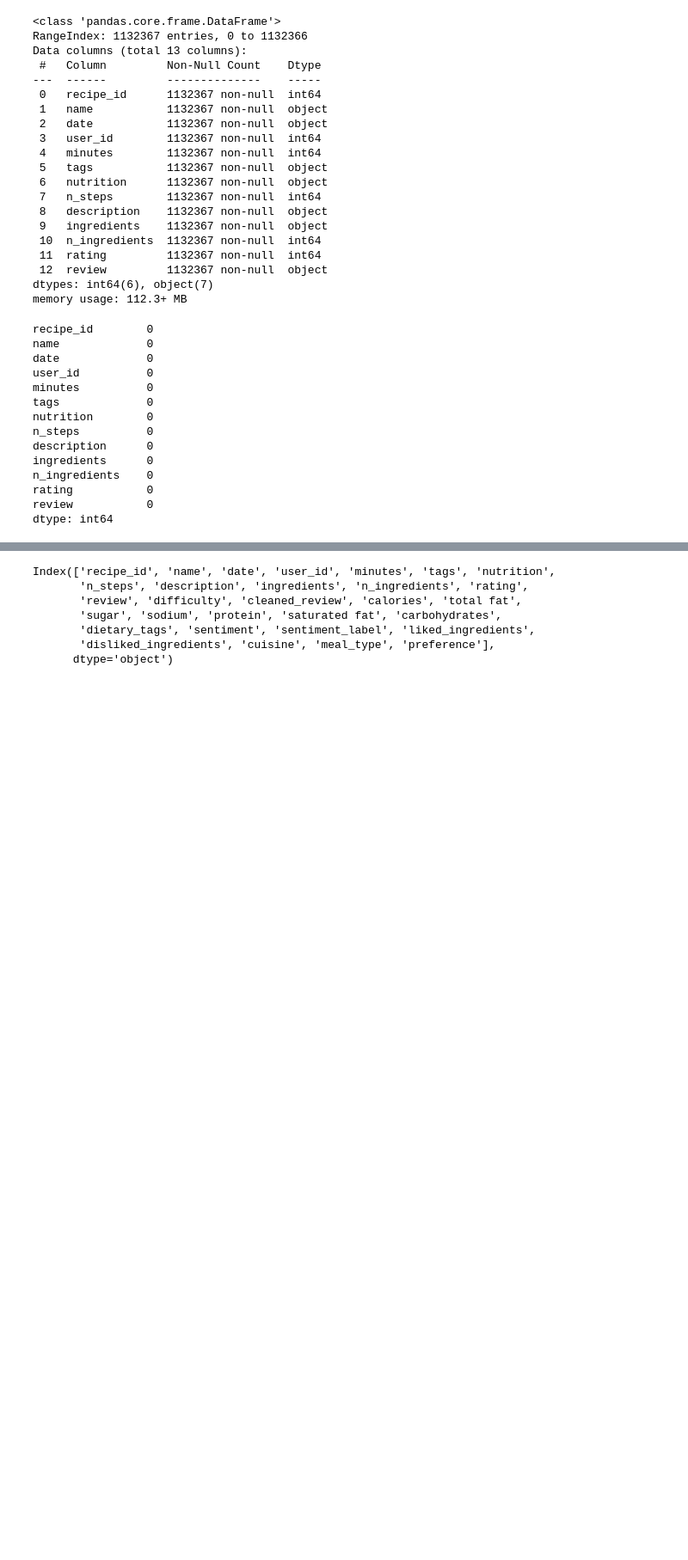
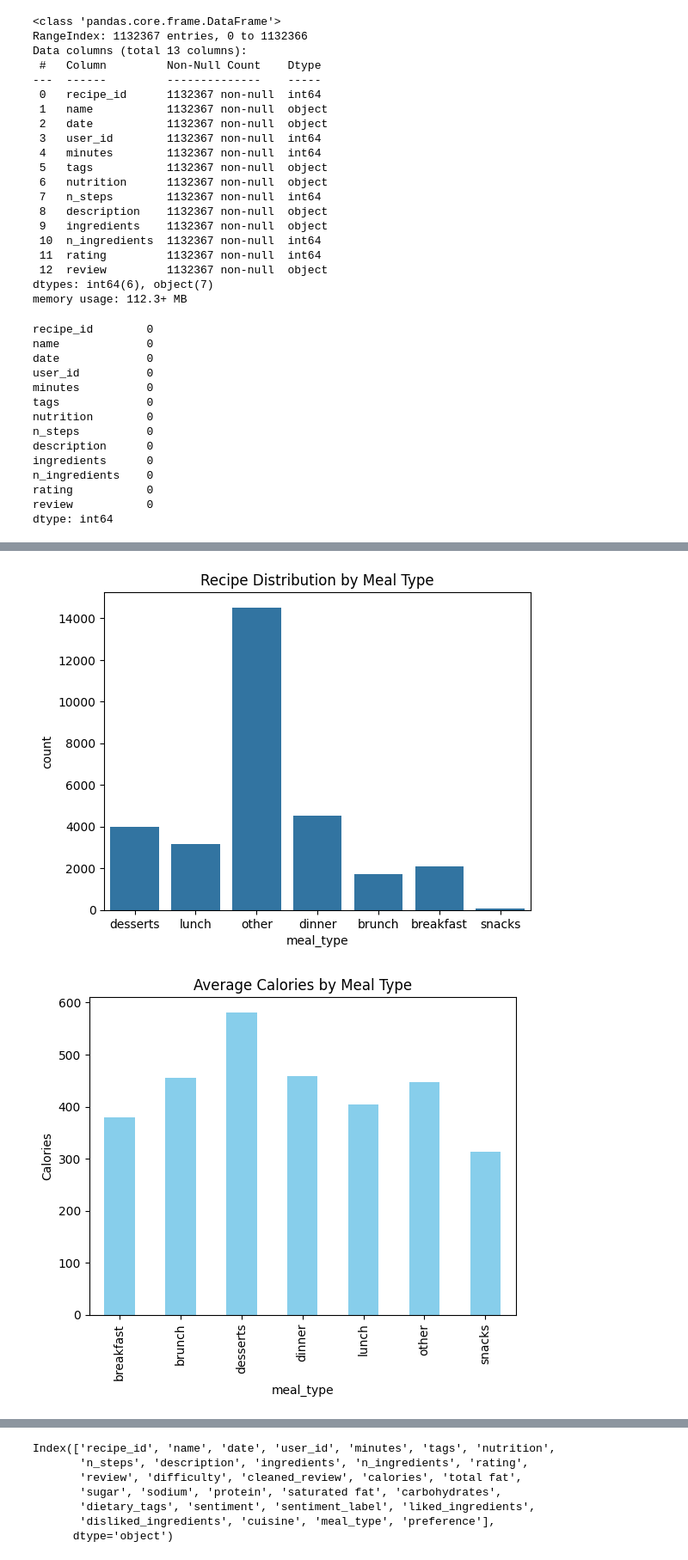
Before and after one commit to Minautee/Food-Recommendation-System, a Jupyter notebook: Code/recipe_recommendation.ipynb, the cells around one changed output, grey strips where cells are left out. Shown at 86% size. Cells and saved outputs as stored; diff of their text form; code cells hidden in the pictures; blank space fills up the shorter version.

```diff
--- a/Code/recipe_recommendation.ipynb
+++ b/Code/recipe_recommendation.ipynb
@@ -525,57 +504,24 @@ modified_df.head()
 # %%
 # Plot recipe distribution by meal type
 sns.countplot(x='meal_type', data=modified_df)
 plt.title("Recipe Distribution by Meal Type")
-if 'streamlit' in sys.modules:
-    # In Streamlit, we don't show the plot
-    # Optionally save the plot to a file
-    plt.savefig("Meal Type Distribution.png")  # Save the plot to a file if needed
-else:
-    # If not in Streamlit (e.g., in Jupyter Notebook), show the plot
-    plt.show()
-
-# Clear the current figure if needed
-plt.clf()
+plt.show()
 
 # Visualize average nutrition (calories) by meal type
 modified_df.groupby('meal_type')['calories'].mean().plot(kind='bar', color='skyblue')
 plt.title("Average Calories by Meal Type")
 plt.ylabel("Calories")
-if 'streamlit' in sys.modules:
-    # In Streamlit, we don't show the plot
-    # Optionally save the plot to a file
-    plt.savefig("Calories Vs Meal Type Distribution.png")  # Save the plot to a file if needed
-else:
-    # If not in Streamlit (e.g., in Jupyter Notebook), show the plot
-    plt.show()
-
-# Clear the current figure if needed
-plt.clf()
+plt.show()
 
 # Plot recipe distribution by cuisine
 sns.countplot(x='cuisine', data=modified_df)
 plt.title("Recipe Distribution by Cuisine")
-if 'streamlit' in sys.modules:
-    # In Streamlit, we don't show the plot
-    # Optionally save the plot to a file
-    plt.savefig("Cuisine Distribution.png")  # Save the plot to a file if needed
-else:
-    # If not in Streamlit (e.g., in Jupyter Notebook), show the plot
-    plt.show()
-
-# Clear the current figure if needed
-plt.clf()
+plt.show()
 
 # Plot recipe distribution by preference
 sns.countplot(x='preference', data=modified_df)
 plt.title("Recipe Distribution by Preference")
-if 'streamlit' in sys.modules:
-    # In Streamlit, we don't show the plot
-    # Optionally save the plot to a file
-    plt.savefig("Preference.png")  # Save the plot to a file if needed
-else:
-    # If not in Streamlit (e.g., in Jupyter Notebook), show the plot
-    plt.show()
-
-# Clear the current figure if needed
-plt.clf()
+plt.show()
+# %% [output]
+[figure, added]
+[figure, added]
```
Also changed, not shown: parts of 27 cells of this notebook, 2 other files.
